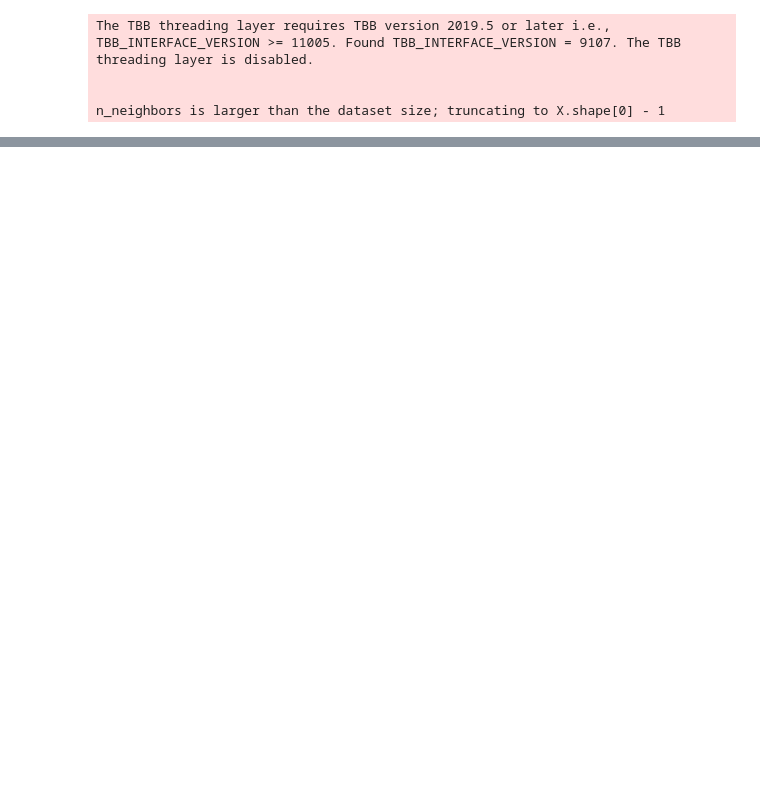
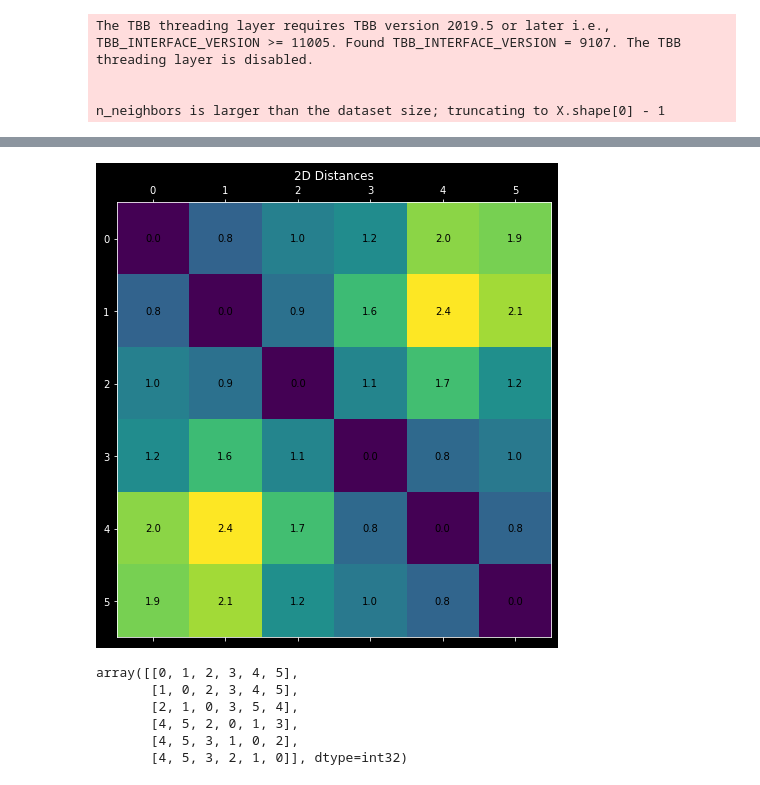
Before and after one commit to linesn/topic_model_dimensionality_reduction, a Jupyter notebook: NOTEBOOKS/dimensionality_reduction_demo.ipynb, the cells around one changed output, grey strips where cells are left out. Saved outputs shown, nothing was run; the diff lists cells and outputs as text; code cells hidden in the pictures; blank space fills up the shorter version.

```diff
--- a/NOTEBOOKS/dimensionality_reduction_demo.ipynb
+++ b/NOTEBOOKS/dimensionality_reduction_demo.ipynb
@@ -45,0 +236,11 @@ fig.show()
+# %%
+mat = dtd
+fig,ax = subplots(nrows=1,ncols=1,figsize=(8,8))
+ax.matshow(mat);
+#colorbar();
+for i in range(mat.shape[0]):
+    for j in range(mat.shape[1]):
+        ax.text(i,j, round(mat[i,j],1), va='center', ha='center', color="black")
+title("2D Distances");
+# %% [output]
+[figure, added]
@@ -45,0 +252,9 @@ fig.show()
+# %%
+mat
+# %% [output]
+array([[0, 1, 2, 3, 4, 5],
+       [1, 0, 2, 3, 4, 5],
+       [2, 1, 0, 3, 5, 4],
+       [4, 5, 2, 0, 1, 3],
+       [4, 5, 3, 1, 0, 2],
+       [4, 5, 3, 2, 1, 0]], dtype=int32)
```
Also changed, not shown: parts of 14 cells of this notebook, 1 other file.
